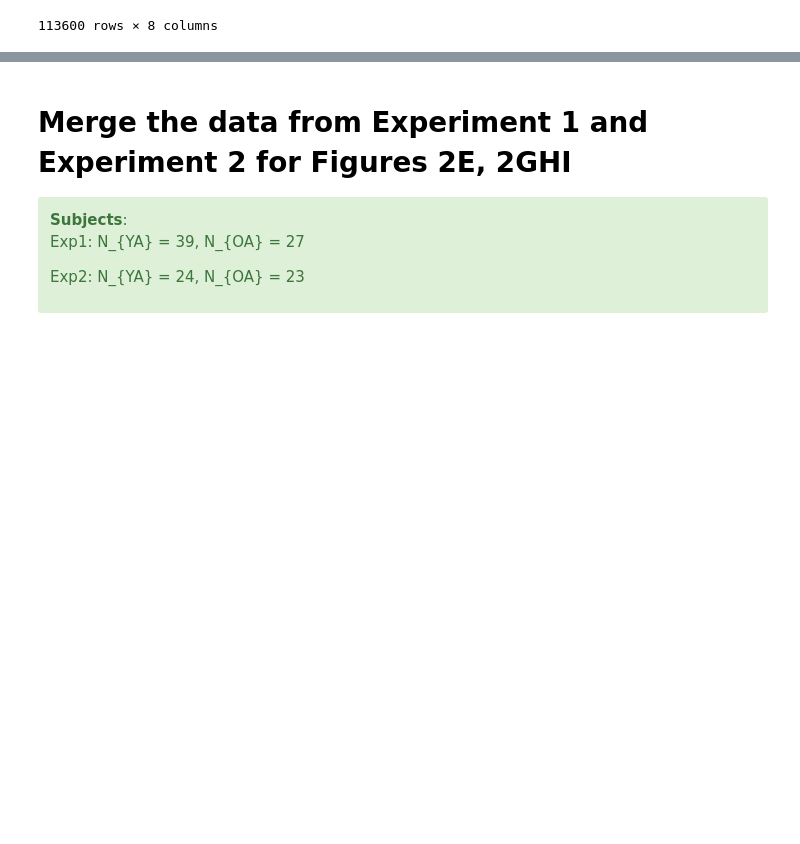
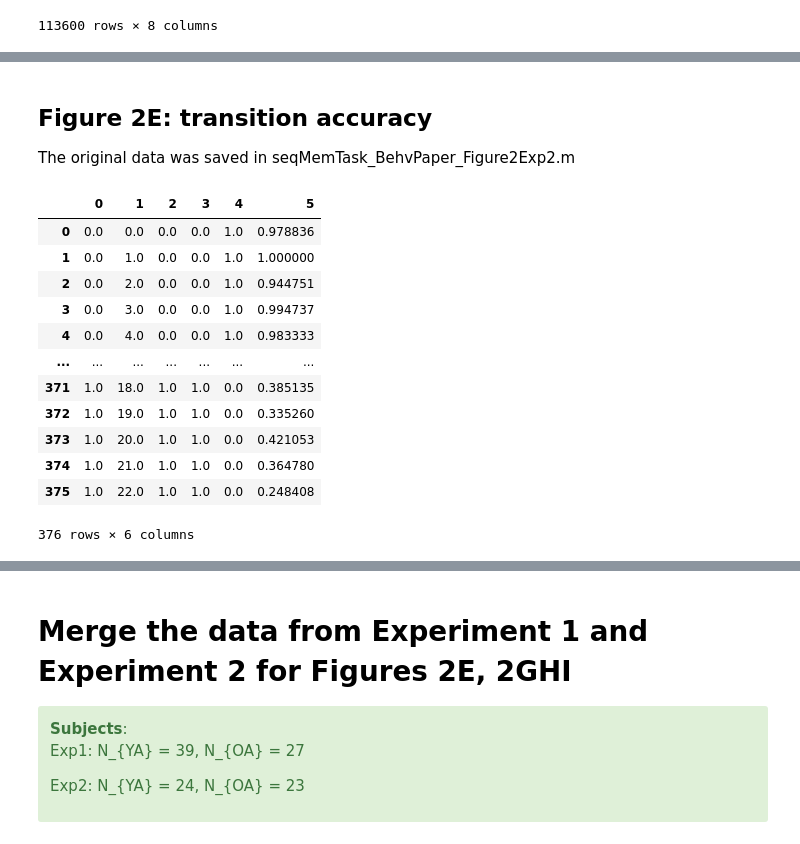
Before and after one commit to xiangjuan-ren1828/FlexibleBindingAnal, a Jupyter notebook: Statistics/seqMem_BehvPaper1_dataFrame.ipynb, the cells around one changed output, grey strips where cells are left out. Drawn from its saved outputs; the diff is of its cells as text; code cells hidden in the pictures; blank space fills up the shorter version.

```diff
--- a/Statistics/seqMem_BehvPaper1_dataFrame.ipynb
+++ b/Statistics/seqMem_BehvPaper1_dataFrame.ipynb
@@ -22,6 +22,8 @@ data_behv         = folder + '/AgingReplay-OnlineData/'
 data_behv_inHouse = folder + '/AgingReplay-InHouseData/'
 statSaveDir       = folder + '/AgingReplay-StatAnal/'
 modelSaveDir      = folder + '/ModelFitting_Results/'
+
+FBdata_folder     = data_behv + 'FlexibleBindingPaper-Data/'
 # %% [markdown]
 # Experiment 1: memory gradation across content, position and reconstruction report in both younger (18-30 ys) and older (>75 ys) adults
 
@@ -843,0 +939,30 @@ choice_lmm_pd.to_csv(path_or_buf = path_or_buf)
+# %% [markdown]
+## Figure 2E: transition accuracy
+
+The original data was saved in seqMemTask_BehvPaper_Figure2Exp2.m
+# %%
+transAccMat = loadmat(FBdata_folder + 'Fig2E_transAcc_overall_group_stats_Exp2.mat') # transAccMat = loadmat(statSaveDir + 'transAcc_overall_group_exp1.mat') # 'transAcc_overall_group'
+transAcc_lmm_group = transAccMat['transAcc_overall_group']
+transAcc_lmm_pd    = pd.DataFrame(transAcc_lmm_group)
+transAcc_lmm_pd
+# 6 columns:
+# (1) age groups: 0-YA, 1-OA
+# (2) subj: 0-subLen
+# (3) report types: 0-marginal reports, 1-reconstruction report
+# (4) transition dimension: 0-item, 1-pos
+# (5) transition conditions: 0-preceding response is incorrect, 1-preceding response is correct
+# (6) transtion accuracy: a value ranging from 0 to 1
+# %% [output]
+|  | 0 | 1 | 2 | 3 | 4 | 5 |
+| 0 | 0.0 | 0.0 | 0.0 | 0.0 | 1.0 | 0.978836 |
+| 1 | 0.0 | 1.0 | 0.0 | 0.0 | 1.0 | 1.000000 |
+| 2 | 0.0 | 2.0 | 0.0 | 0.0 | 1.0 | 0.944751 |
+| 3 | 0.0 | 3.0 | 0.0 | 0.0 | 1.0 | 0.994737 |
+| 4 | 0.0 | 4.0 | 0.0 | 0.0 | 1.0 | 0.983333 |
+| ... | ... | ... | ... | ... | ... | ... |
+| 371 | 1.0 | 18.0 | 1.0 | 1.0 | 0.0 | 0.385135 |
+| 372 | 1.0 | 19.0 | 1.0 | 1.0 | 0.0 | 0.335260 |
+| 373 | 1.0 | 20.0 | 1.0 | 1.0 | 0.0 | 0.421053 |
+| 374 | 1.0 | 21.0 | 1.0 | 1.0 | 0.0 | 0.364780 |
+| 375 | 1.0 | 22.0 | 1.0 | 1.0 | 0.0 | 0.248408 |
+376 rows × 6 columns
```
Also changed, not shown: parts of 46 cells of this notebook, 3 other files.
